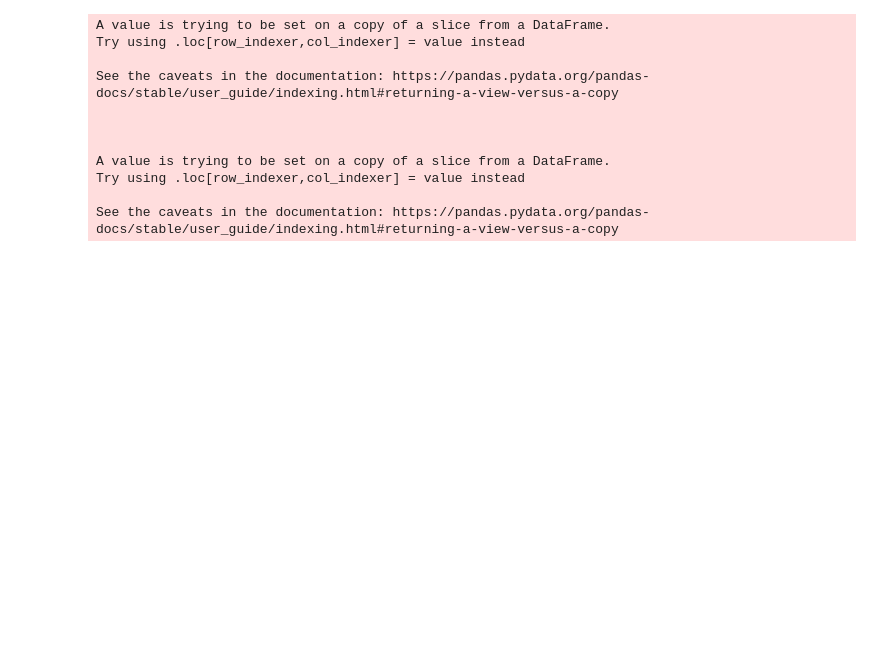
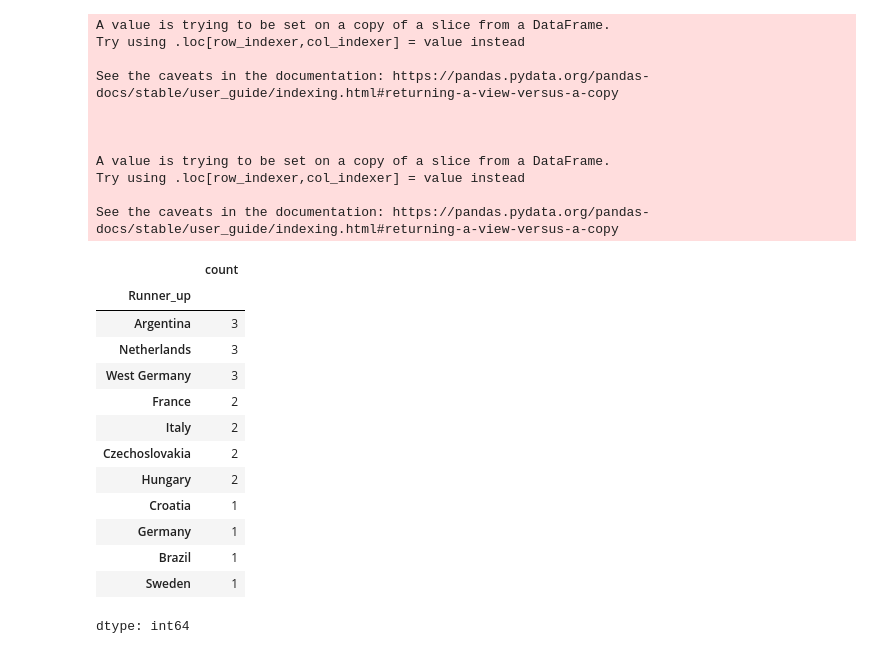
Before and after one commit to Nikkiie/Data-analysis-pandas, a Jupyter notebook: Fifa_analysis.ipynb, the cells around one changed output. Drawn from its saved outputs; the diff is of its cells as text; code cells hidden in the pictures; blank space fills up the shorter version.

```diff
--- a/Fifa_analysis.ipynb
+++ b/Fifa_analysis.ipynb
@@ -223,3 +225,20 @@ A value is trying to be set on a copy of a slice from a DataFrame.
 Try using .loc[row_indexer,col_indexer] = value instead
 
 See the caveats in the documentation: https://pandas.pydata.org/pandas-docs/stable/user_guide/indexing.html#returning-a-view-versus-a-copy
+# %%
+Runner['Runner_up'].value_counts()
+# %% [output]
+|  | count |
+| Runner_up |  |
+| Argentina | 3 |
+| Netherlands | 3 |
+| West Germany | 3 |
+| France | 2 |
+| Italy | 2 |
+| Czechoslovakia | 2 |
+| Hungary | 2 |
+| Croatia | 1 |
+| Germany | 1 |
+| Brazil | 1 |
+| Sweden | 1 |
+dtype: int64
```
Also changed, not shown: parts of 12 cells of this notebook.
